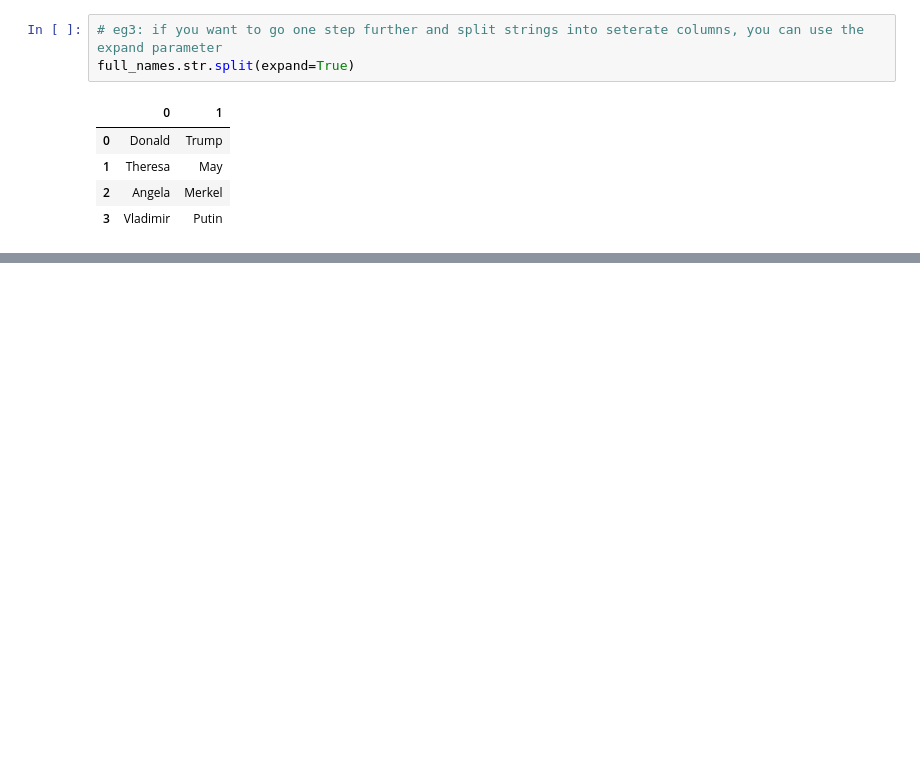
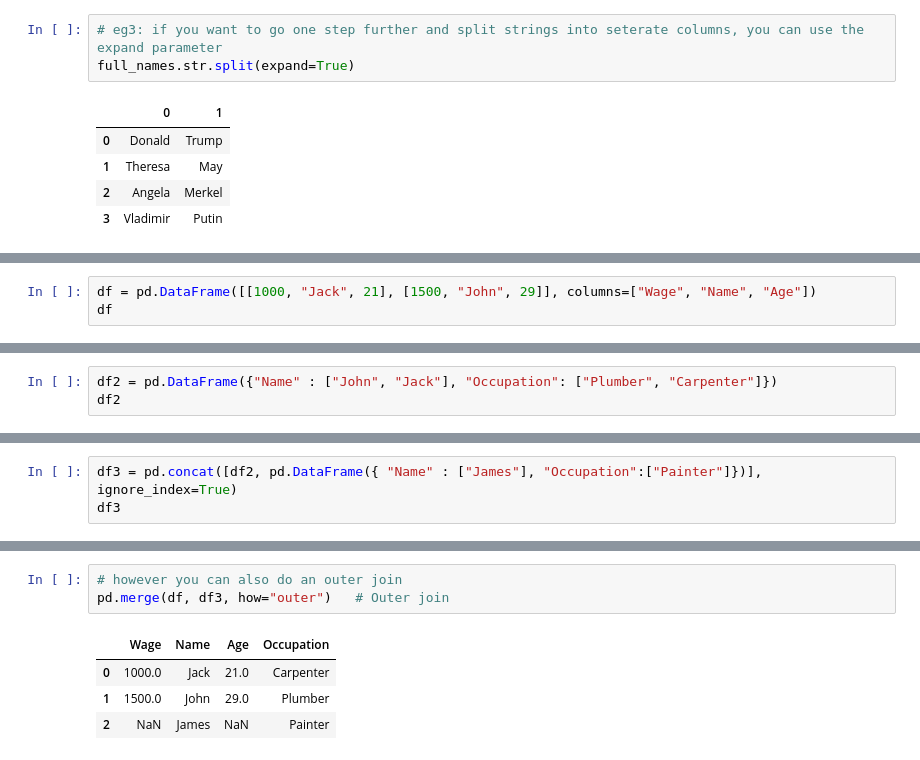
Before and after one commit to henryblu/Data-analysis-with-python, a Jupyter notebook: pandas.ipynb, the cells around one changed output, grey strips where cells are left out. Saved outputs shown, nothing was run; the diff lists cells and outputs as text; blank space fills up the shorter version.

```diff
--- a/pandas.ipynb
+++ b/pandas.ipynb
@@ -291,0 +426,3 @@ full_names.str.split(expand=True)
+# %%
+df = pd.DataFrame([[1000, "Jack", 21], [1500, "John", 29]], columns=["Wage", "Name", "Age"])
+df
@@ -291,0 +433,3 @@ full_names.str.split(expand=True)
+# %%
+df2 = pd.DataFrame({"Name" : ["John", "Jack"], "Occupation": ["Plumber", "Carpenter"]})
+df2
@@ -291,0 +448,3 @@ full_names.str.split(expand=True)
+# %%
+df3 = pd.concat([df2, pd.DataFrame({ "Name" : ["James"], "Occupation":["Painter"]})], ignore_index=True)
+df3
@@ -291,0 +462,8 @@ full_names.str.split(expand=True)
+# %%
+# however you can also do an outer join
+pd.merge(df, df3, how="outer")   # Outer join
+# %% [output]
+|  | Wage | Name | Age | Occupation |
+| 0 | 1000.0 | Jack | 21.0 | Carpenter |
+| 1 | 1500.0 | John | 29.0 | Plumber |
+| 2 | NaN | James | NaN | Painter |
```
Also changed, not shown: parts of 32 cells of this notebook.
